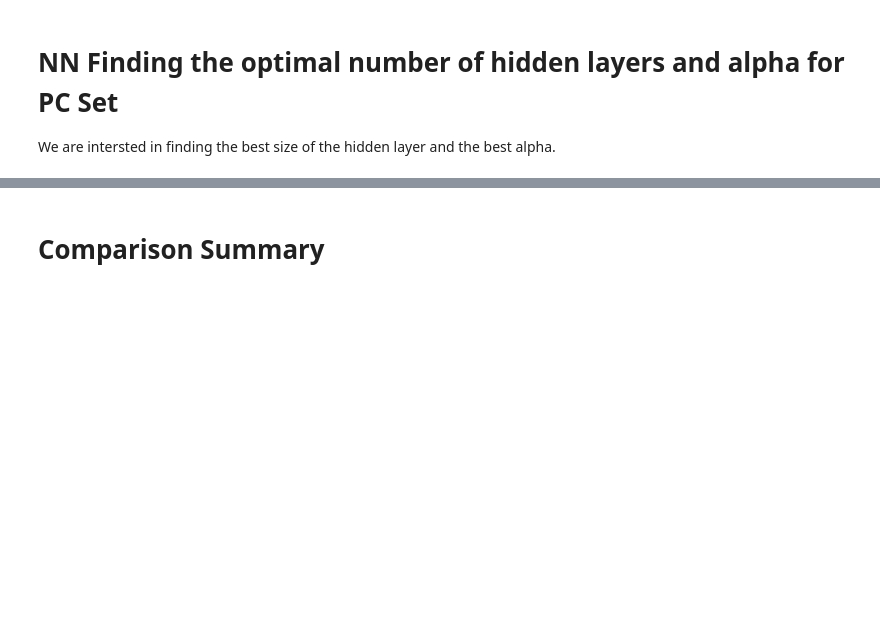
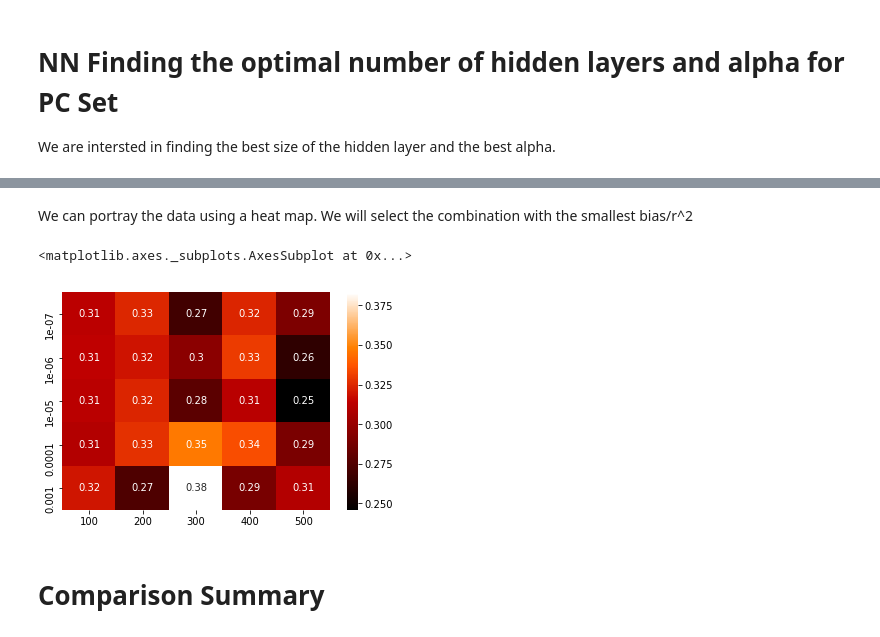
Before and after one commit to zweili/ml_project_2, a Jupyter notebook: Final Notebook Lucas.ipynb, the cells around one changed output, grey strips where cells are left out. Saved outputs shown, nothing was run; the diff lists cells and outputs as text; code cells hidden in the pictures; blank space fills up the shorter version.

```diff
--- a/Final Notebook Lucas.ipynb
+++ b/Final Notebook Lucas.ipynb
@@ -863,3 +868,10 @@ for alpha_ in (alphas_extra):
+# %% [markdown]
+We can portray the data using a heat map. We will select the combination with the smallest bias/r^2
+# %%
+sns.heatmap(biasm_nn_pca_arr.astype('float')/r2_nn_pca_arr.astype('float'),annot=True,cmap='gist_heat')
+# %% [output]
+<matplotlib.axes._subplots.AxesSubplot at 0x...>
+[figure, added]
 # %% [markdown]
 # Comparison Summary
 # %%
```
Also changed, not shown: parts of 17 cells of this notebook, 5 other files.
